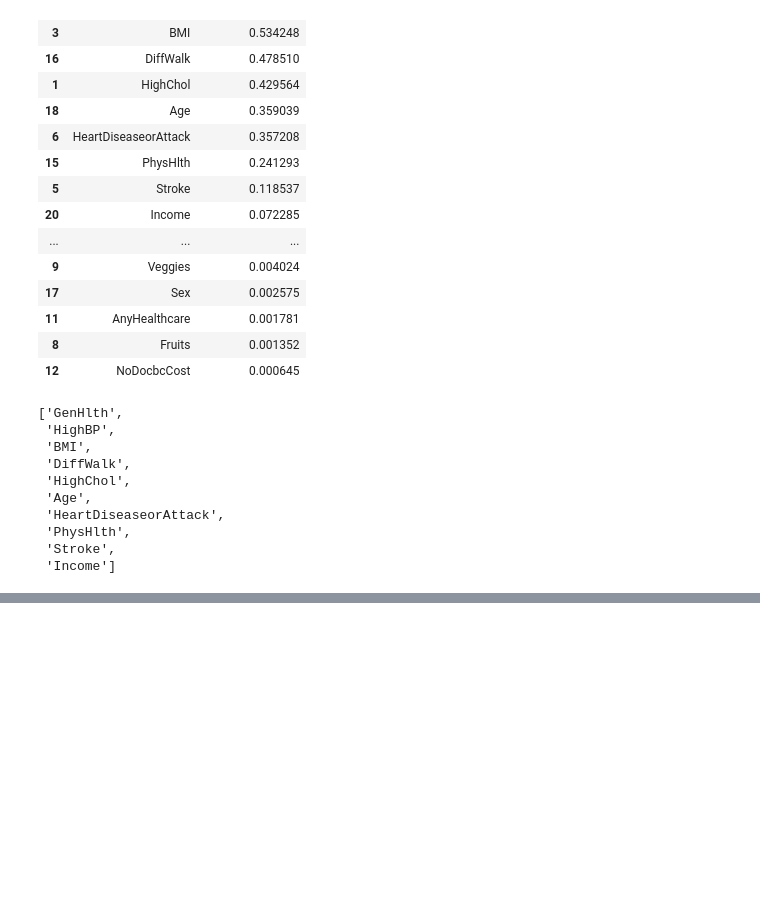
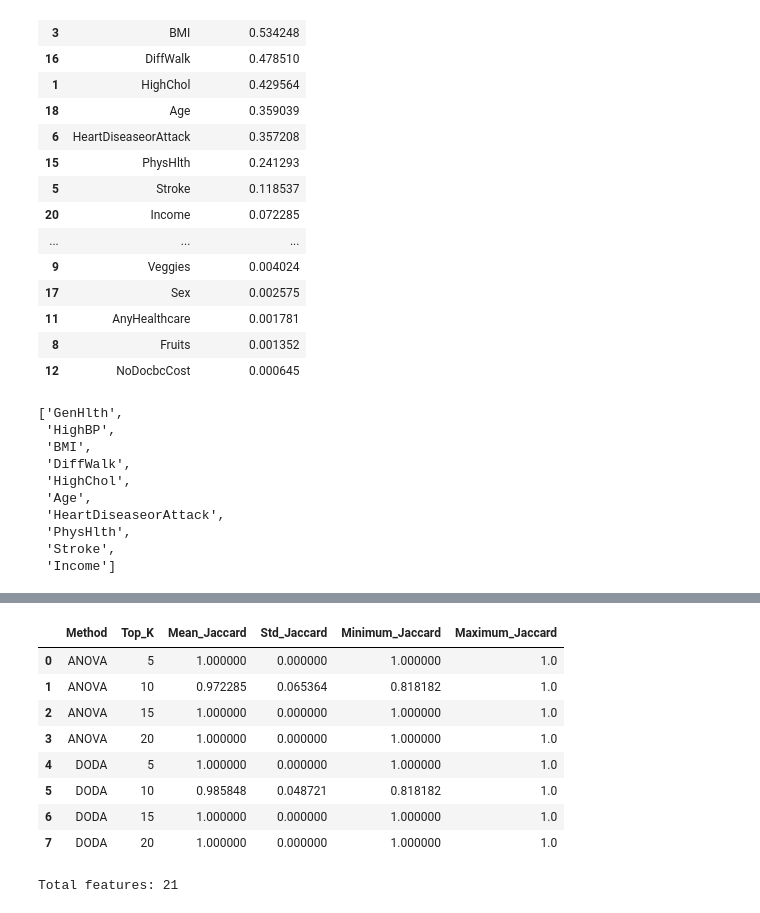
Before and after one commit to anandha-3679/msc_research, a Jupyter notebook: notebooks/anandha/Diabetes/diabetes_annova.ipynb, the cells around one changed output, grey strips where cells are left out. Cells and saved outputs as stored; diff of their text form; code cells hidden in the pictures; blank space fills up the shorter version.

```diff
--- a/notebooks/anandha/Diabetes/diabetes_annova.ipynb
+++ b/notebooks/anandha/Diabetes/diabetes_annova.ipynb
@@ -1268,0 +2630,62 @@ Since ANOVA represents only one mathematical feature-selection method, these fin
+# %%
+# =============================================================================
+# TEST 2: PAIRWISE JACCARD SIMILARITY
+# =============================================================================
+
+from itertools import combinations
+
+jaccard_results = []
+
+for method in stability_df["Method"].unique():
+
+    for top_k in sorted(stability_df["Top_K"].unique()):
+
+        subset = stability_df[
+            (stability_df["Method"] == method) &
+            (stability_df["Top_K"] == top_k)
+        ].reset_index(drop=True)
+
+        feature_sets = subset["Feature_Set"].tolist()
+
+        pairwise_scores = []
+
+        for set_a, set_b in combinations(feature_sets, 2):
+
+            intersection_size = len(set_a.intersection(set_b))
+            union_size = len(set_a.union(set_b))
+
+            if union_size == 0:
+                jaccard_score = 1.0
+            else:
+                jaccard_score = intersection_size / union_size
+
+            pairwise_scores.append(jaccard_score)
+
+        jaccard_results.append({
+            "Method": method,
+            "Top_K": top_k,
+            "Mean_Jaccard": np.mean(pairwise_scores),
+            "Std_Jaccard": np.std(pairwise_scores, ddof=1),
+            "Minimum_Jaccard": np.min(pairwise_scores),
+            "Maximum_Jaccard": np.max(pairwise_scores)
+        })
+
+jaccard_df = pd.DataFrame(jaccard_results)
+
+display(jaccard_df)
+# %% [output]
+|  | Method | Top_K | Mean_Jaccard | Std_Jaccard | Minimum_Jaccard | Maximum_Jaccard |
+| 0 | ANOVA | 5 | 1.000000 | 0.000000 | 1.000000 | 1.0 |
+| 1 | ANOVA | 10 | 0.972285 | 0.065364 | 0.818182 | 1.0 |
+| 2 | ANOVA | 15 | 1.000000 | 0.000000 | 1.000000 | 1.0 |
+| 3 | ANOVA | 20 | 1.000000 | 0.000000 | 1.000000 | 1.0 |
+| 4 | DODA | 5 | 1.000000 | 0.000000 | 1.000000 | 1.0 |
+| 5 | DODA | 10 | 0.985848 | 0.048721 | 0.818182 | 1.0 |
+| 6 | DODA | 15 | 1.000000 | 0.000000 | 1.000000 | 1.0 |
+| 7 | DODA | 20 | 1.000000 | 0.000000 | 1.000000 | 1.0 |
+# %%
+TOTAL_FEATURES = X.shape[1]
+
+print("Total features:", TOTAL_FEATURES)
+# %% [output]
+Total features: 21
```
Also changed, not shown: parts of 12 cells of this notebook, 43 other files.
